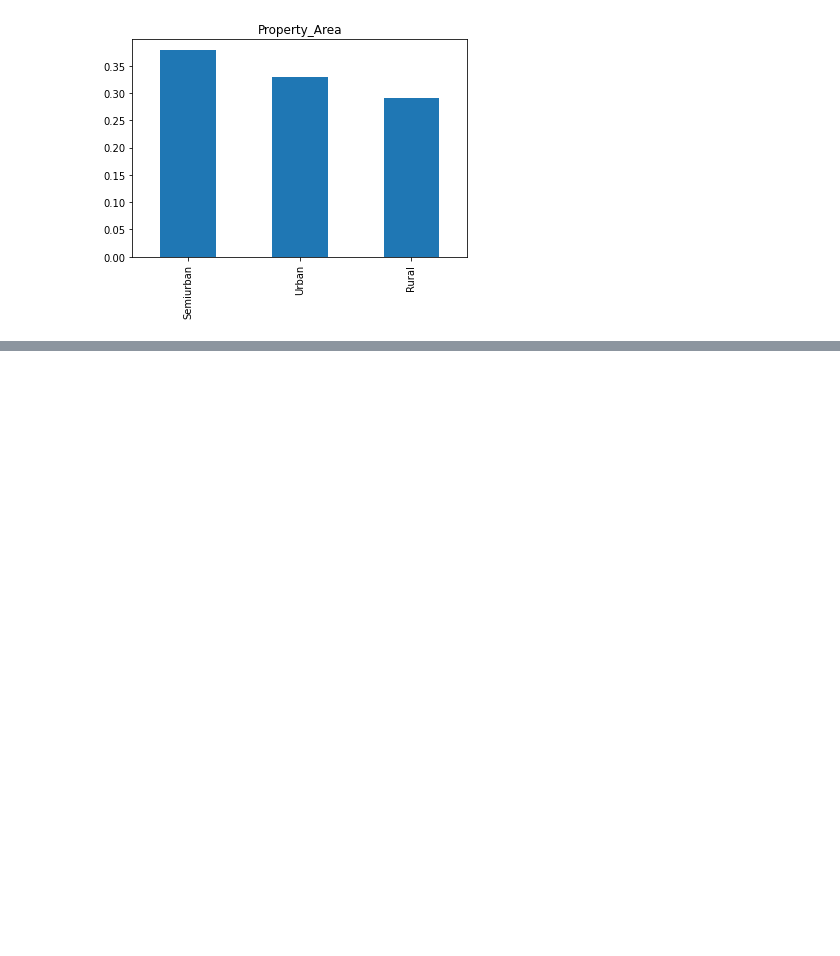
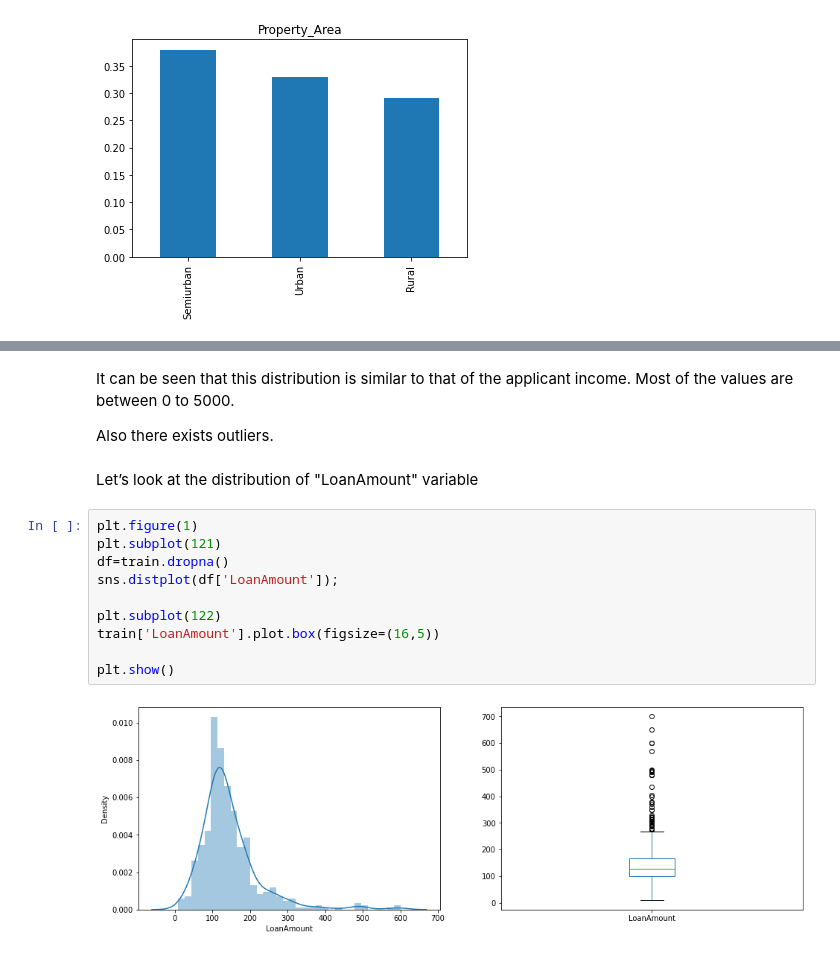
Before and after one commit to Alfred726/Loan-Prediction-Problem, a Jupyter notebook: loan prediction.ipynb, the cells around one changed output, grey strips where cells are left out. Saved outputs shown, nothing was run; the diff lists cells and outputs as text; blank space fills up the shorter version.

```diff
--- a/loan prediction.ipynb
+++ b/loan prediction.ipynb
@@ -232,0 +271,18 @@ train["Property_Area"].value_counts(normalize=True).plot.bar(title="Property_Are
+# %% [markdown]
+It can be seen that this distribution is similar to that of the applicant income. Most of the values are between 0 to 5000.
+
+Also there exists outliers.
+# %% [markdown]
+Let’s look at the distribution of "LoanAmount" variable
+# %%
+plt.figure(1)
+plt.subplot(121)
+df=train.dropna()
+sns.distplot(df['LoanAmount']);
+
+plt.subplot(122)
+train['LoanAmount'].plot.box(figsize=(16,5))
+
+plt.show()
+# %% [output]
+[figure, added]
```
Also changed, not shown: parts of 17 cells of this notebook.
